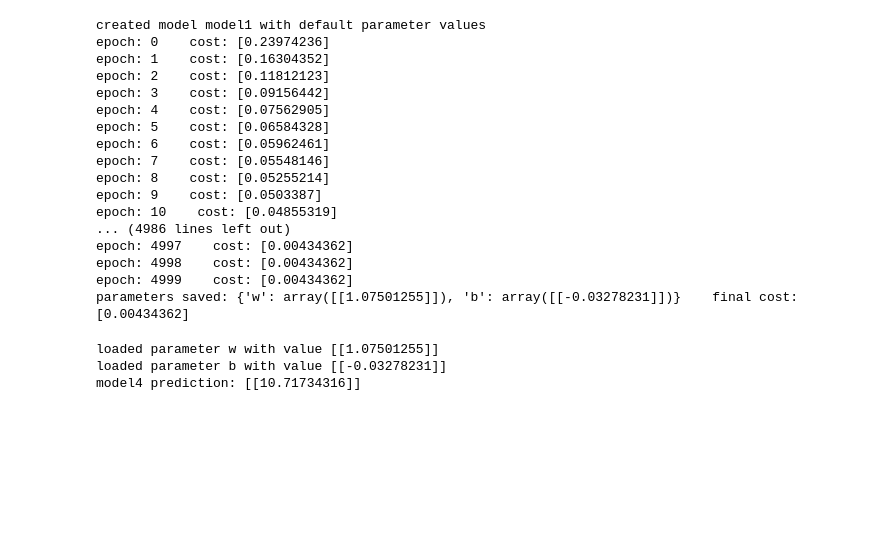
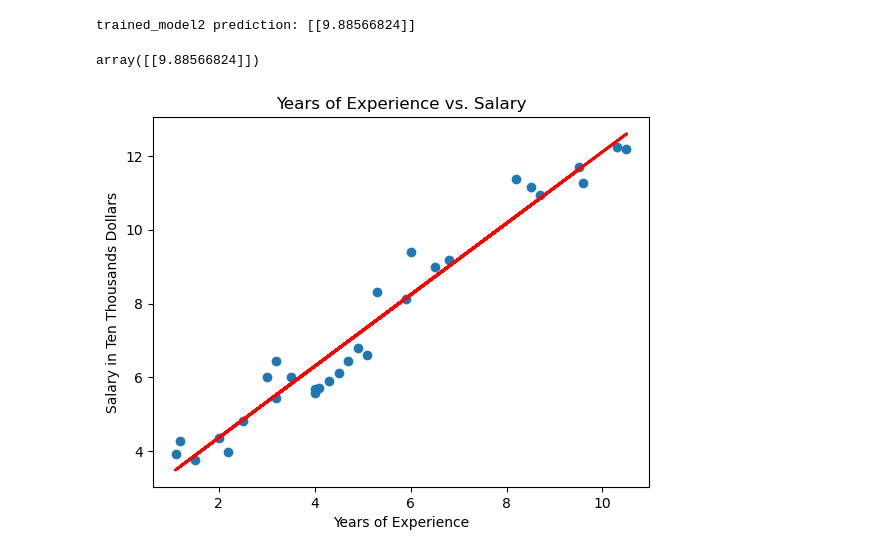
Before and after one commit to LorenzoGurrola/Project-1, a Jupyter notebook: notebooks/notebook.ipynb, the cells around one changed output. Drawn from its saved outputs; the diff is of its cells as text; code cells hidden in the pictures; blank space fills up the shorter version.

```diff
--- a/notebooks/notebook.ipynb
+++ b/notebooks/notebook.ipynb
@@ -81,30 +91,37 @@ def save_parameters(model, parameters):
         parameter_path = path + '/' + p + '.npy'
         np.save(parameter_path, parameters[p])
 # %%
-def load_parameters(model):
+def load_parameters(model,logging=False):
     path = '../src/models/' + model
     parameters = initialize_parameters()
     if not os.path.exists(path):
         os.makedirs(path)
-        print(f'created model {model} with default parameter values')
+        if(logging):
+            print(f'created model {model} with default parameter values')
         return parameters
     for p in parameters:
         parameter_path = path + '/' + p + '.npy'
         try:
             parameters[p] = np.load(parameter_path)
-            print(f'loaded parameter {p} with value {parameters[p]}')
+            if(logging):
+                print(f'loaded parameter {p} with value {parameters[p]}')
         except FileNotFoundError:
-            print(f'could not find parameter {p}, continuing with default value {parameters[p]}')
+            if(logging):
+                print(f'could not find parameter {p}, continuing with default value {parameters[p]}')
     return parameters
 # %%
-def train_model(model, epochs, learning_rate):
+def train_model(model, epochs, learning_rate, training_data, logging=False):
+    x_train = training_data['x_train']
+    y_train = training_data['y_train']
     parameters = load_parameters(model)
     for epoch in range(epochs):
         yhat = forward_propagation(x_train, parameters)
         cost, intermediate_values = calculate_cost(yhat, y_train)
-        print(f'epoch: {epoch}    cost: {cost}')
+        if(logging):
+            print(f'epoch: {epoch}    cost: {cost}')
         grads = back_propagation(x_train, intermediate_values)
         parameters = update_parameters(parameters, grads, learning_rate)
     save_parameters(model, parameters)
-    print(f'parameters saved: {parameters}    final cost: {cost}')
+    if(logging):
+        print(f'parameters saved: {parameters}    final cost: {cost}')
 # %%
@@ -115,32 +134,17 @@ def predict(model, x):
+# %%
+training_data, testing_data = load_data(normalize_type='scale')
 # %%
-model = 'model1'
+model = 'trained_model2'
 epochs = 5000
-learning_rate = 0.1
+learning_rate = 0.01
+logging = True
 
-train_model(model, epochs, learning_rate)
+train_model(model, epochs, learning_rate, training_data, logging)
-# %% [output]
-created model model1 with default parameter values
-epoch: 0    cost: [0.23974236]
-epoch: 1    cost: [0.16304352]
-epoch: 2    cost: [0.11812123]
-epoch: 3    cost: [0.09156442]
-epoch: 4    cost: [0.07562905]
-epoch: 5    cost: [0.06584328]
-epoch: 6    cost: [0.05962461]
-epoch: 7    cost: [0.05548146]
-epoch: 8    cost: [0.05255214]
-epoch: 9    cost: [0.0503387]
-epoch: 10    cost: [0.04855319]
-... (4986 lines left out)
-epoch: 4997    cost: [0.00434362]
-epoch: 4998    cost: [0.00434362]
-epoch: 4999    cost: [0.00434362]
-parameters saved: {'w': array([[1.07501255]]), 'b': array([[-0.03278231]])}    final cost: [0.00434362]
 # %%
-predict_model = 'model4'
-x = np.array([[10]])
-predict(predict_model, x)
+model = 'trained_model2'
+logging = True
+x = np.array([[7.7]])
+predict(model, x, logging)
 # %% [output]
-loaded parameter w with value [[1.07501255]]
-loaded parameter b with value [[-0.03278231]]
-model4 prediction: [[10.71734316]]
+trained_model2 prediction: [[9.88566824]]
+array([[9.88566824]])
@@ -156,0 +151,16 @@ os.makedirs(path)
+# %%
+model = 'trained_model2'
+x = training_data['x_train']
+y = training_data['y_train']
+
+plt.scatter(x, y)
+w = np.load('../src/models/' + model + '/w.npy')
+b = np.load('../src/models/' + model + '/b.npy')
+line = w * x + b
+plt.plot(x, line, color='red', linestyle='-', linewidth=2, label='wx + b')
+plt.title('Years of Experience vs. Salary')
+plt.xlabel('Years of Experience')
+plt.ylabel('Salary in Ten Thousands Dollars')
+plt.show()
+# %% [output]
+[figure, added]
```
Also changed, not shown: parts of 13 cells of this notebook, 4 other files.
